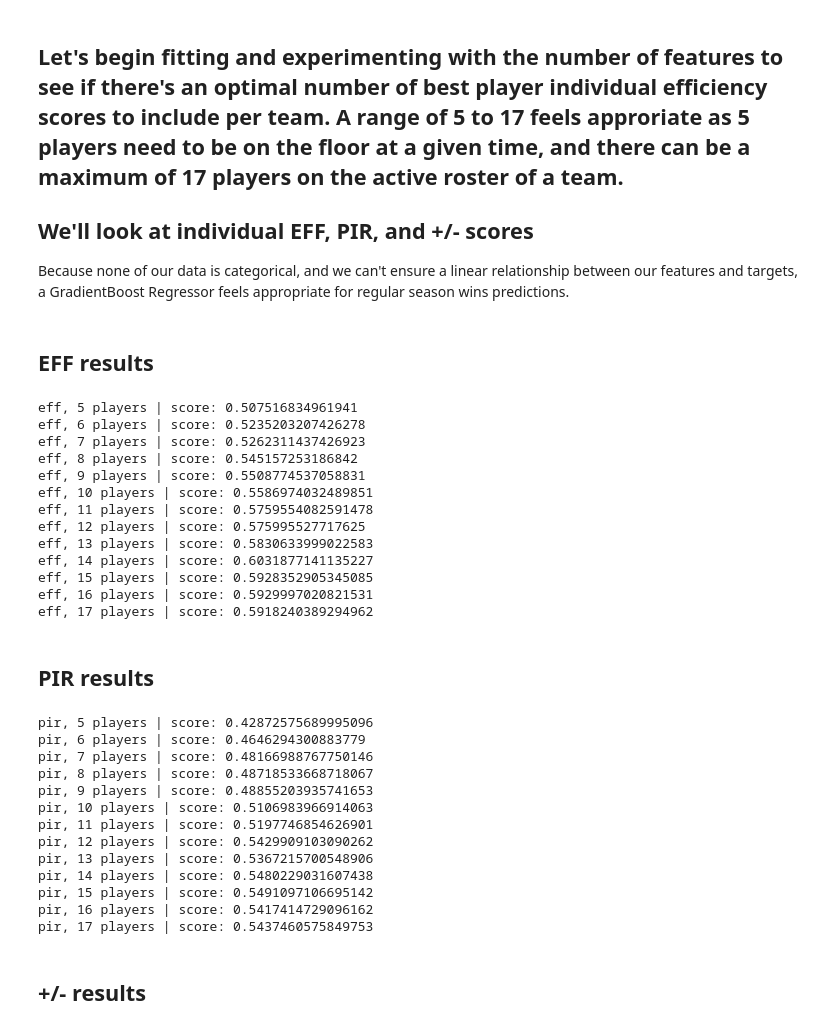
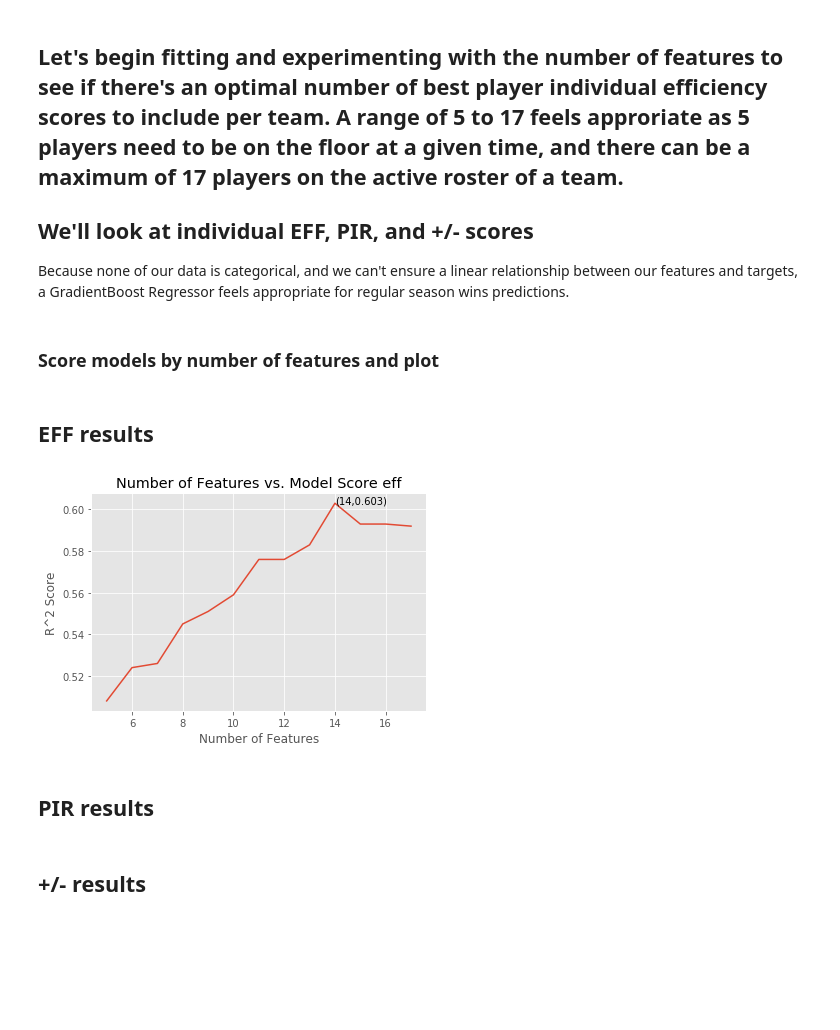
Before and after one commit to jangelchik/basketball_efficiency, a Jupyter notebook: data_and_plots.ipynb, the cells around one changed output. Drawn from its saved outputs; the diff is of its cells as text; code cells hidden in the pictures; blank space fills up the shorter version.

Commit message:
created scoring and plotting function for feature number optimization

```diff
--- a/data_and_plots.ipynb
+++ b/data_and_plots.ipynb
@@ -387,7 +387,7 @@ def gen_X(teams,seasons,stat,n_p=17):
                                 lst_stat.append(int(stat_))
 
             #Create accumulator array to account for differing sizes in rosters
-                final_stat = np.zeros(max_r)
+                final_stat = np.zeros(17)
                 for idx,stat_ in enumerate(lst_stat):
                     final_stat[idx] = int(stat_)
 
@@ -714,6 +714,8 @@ import sklearn
 # %%
 from sklearn.ensemble import GradientBoostingRegressor
 from sklearn.inspection import permutation_importance
+# %% [markdown]
+### Score models by number of features and plot
 # %%
 def score_n_features(stat):
 
@@ -722,9 +724,11 @@ def score_n_features(stat):
     stat - string, column title of statistic of interest
 
     RETURNS:
-    None - prints Gradient Boosting model scores associated with number of features
+    None - plots Gradient Boosting model scores associated with number of features
     """
 
+    lst_score = []
+    lst_n = []
     for n in range(5,18):
 
         #generate features and targets
@@ -740,42 +744,25 @@ def score_n_features(stat):
         gb_w.fit(X,y_w)
         score = gb_w.score(X,y_w)
 
-        print(f'{stat}, {n} players | score: {score}')
+        lst_score.append(round(score,3))
+        lst_n.append(n)
+
+    max_score = np.max(lst_score)
+    max_feat = lst_n[np.argmax(lst_score)]
+    ax.plot(lst_n,lst_score)
+    ax.annotate(f'({max_feat},{max_score})',(max_feat,max_score))
+    ax.set_title(f'Number of Features vs. Model Score {stat}')
+    ax.set_xlabel('Number of Features')
+    ax.set_ylabel('R^2 Score')
 
     return None
 # %% [markdown]
 ## EFF results
-# %%
-score_n_features('eff')
-# %% [output]
-eff, 5 players | score: 0.507516834961941
-eff, 6 players | score: 0.5235203207426278
-eff, 7 players | score: 0.5262311437426923
-eff, 8 players | score: 0.545157253186842
-eff, 9 players | score: 0.5508774537058831
-eff, 10 players | score: 0.5586974032489851
-eff, 11 players | score: 0.5759554082591478
-eff, 12 players | score: 0.575995527717625
-eff, 13 players | score: 0.5830633999022583
-eff, 14 players | score: 0.6031877141135227
-eff, 15 players | score: 0.5928352905345085
-eff, 16 players | score: 0.5929997020821531
-eff, 17 players | score: 0.5918240389294962
+# %%
+fig,ax = plt.subplots()
+
+score_n_features('eff')
+# %% [output]
+[figure, added]
 # %% [markdown]
 ## PIR results
-# %%
-score_n_features('pir')
-# %% [output]
-pir, 5 players | score: 0.42872575689995096
-pir, 6 players | score: 0.4646294300883779
-pir, 7 players | score: 0.48166988767750146
-pir, 8 players | score: 0.48718533668718067
-pir, 9 players | score: 0.48855203935741653
-pir, 10 players | score: 0.5106983966914063
-pir, 11 players | score: 0.5197746854626901
-pir, 12 players | score: 0.5429909103090262
-pir, 13 players | score: 0.5367215700548906
-pir, 14 players | score: 0.5480229031607438
-pir, 15 players | score: 0.5491097106695142
-pir, 16 players | score: 0.5417414729096162
-pir, 17 players | score: 0.5437460575849753
```
Also changed, not shown: parts of 15 cells of this notebook.
